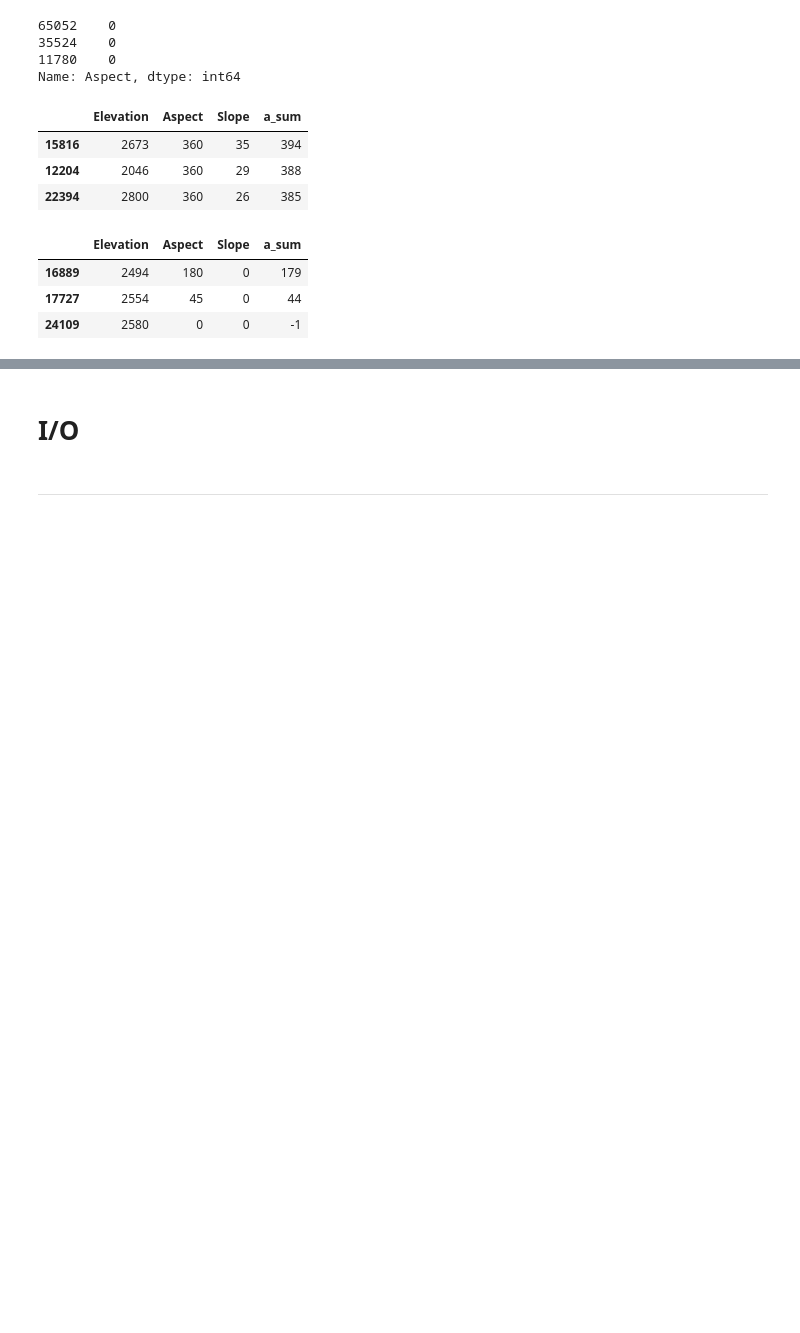
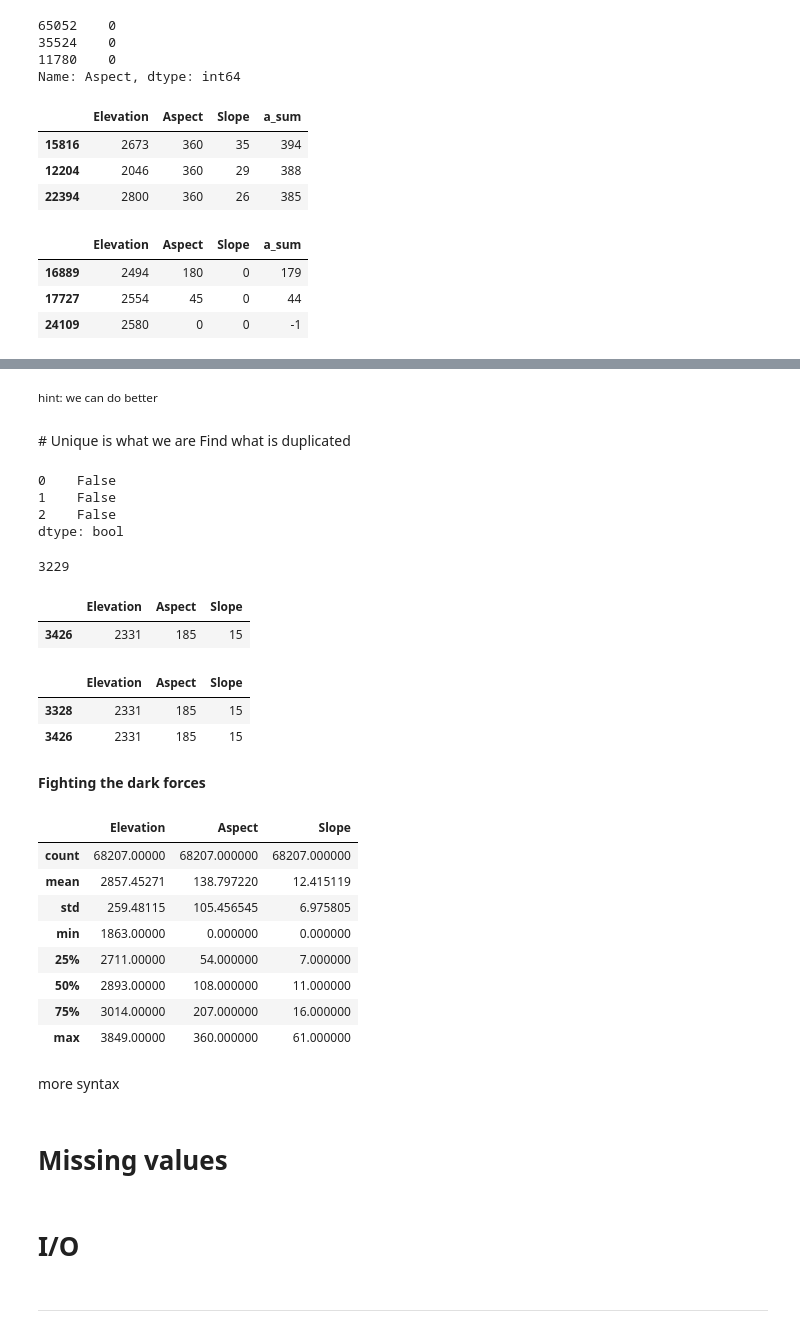
Before and after one commit to hpcit/lectures, a Jupyter notebook: pydata/06_dataframes.ipynb, the cells around one changed output, grey strips where cells are left out. Drawn from its saved outputs; the diff is of its cells as text; code cells hidden in the pictures; blank space fills up the shorter version.

Commit message:
Duplicates and removal

```diff
--- a/pydata/06_dataframes.ipynb
+++ b/pydata/06_dataframes.ipynb
@@ -471,0 +464,18 @@ Missing?
+# %% [markdown]
+<small>hint: we can do better</small>
+# %% [markdown]
+# Unique is what we are
+Find what is duplicated
+# %%
+# Series of booleans (True if a row is identical to a previous row)
+A.duplicated().head(3)
+# %% [output]
+0    False
+1    False
+2    False
+dtype: bool
+# %%
+# Count duplicates
+A.duplicated().sum()
+# %% [output]
+3229
@@ -471,0 +484,30 @@ Missing?
+# %%
+# Find the duplicate with minimum elevation value
+A[A.duplicated()].sort_index(by='Elevation').head(1)
+# %% [output]
+|  | Elevation | Aspect | Slope |
+| 3426 | 2331 | 185 | 15 |
+# %%
+# Check if it really is a duplicate
+A[(A.Elevation==2331) & (A.Aspect==185)]
+# %% [output]
+|  | Elevation | Aspect | Slope |
+| 3328 | 2331 | 185 | 15 |
+| 3426 | 2331 | 185 | 15 |
+# %% [markdown]
+**Fighting the dark forces**
+# %%
+# Drop duplicate rows
+A.drop_duplicates().describe()
+# %% [output]
+|  | Elevation | Aspect | Slope |
+| count | 68207.00000 | 68207.000000 | 68207.000000 |
+| mean | 2857.45271 | 138.797220 | 12.415119 |
+| std | 259.48115 | 105.456545 | 6.975805 |
+| min | 1863.00000 | 0.000000 | 0.000000 |
+| 25% | 2711.00000 | 54.000000 | 7.000000 |
+| 50% | 2893.00000 | 108.000000 | 11.000000 |
+| 75% | 3014.00000 | 207.000000 | 16.000000 |
+| max | 3849.00000 | 360.000000 | 61.000000 |
+# %% [markdown]
+more syntax
@@ -471,0 +520,2 @@ Missing?
+# %% [markdown]
+# Missing values
```
Also changed, not shown: parts of 8 cells of this notebook.
